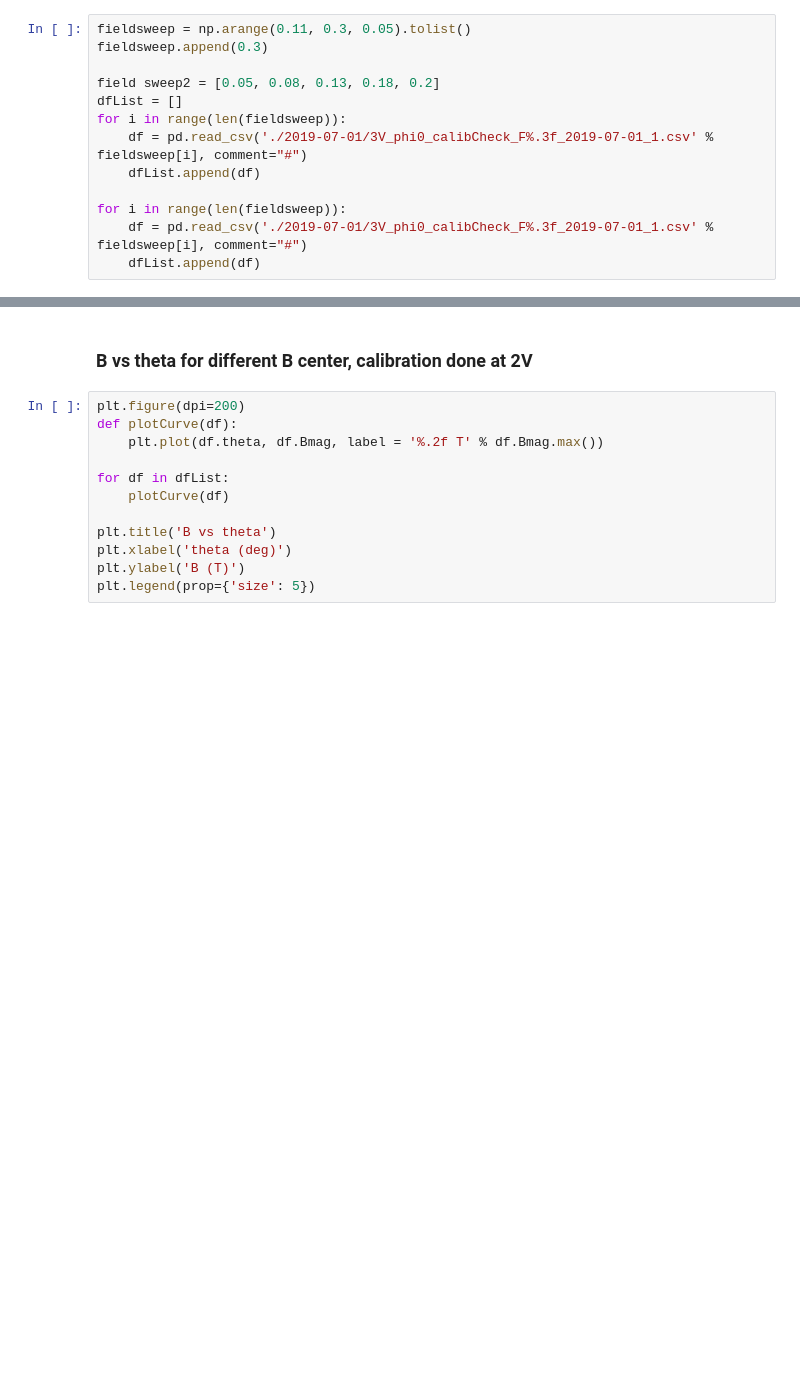
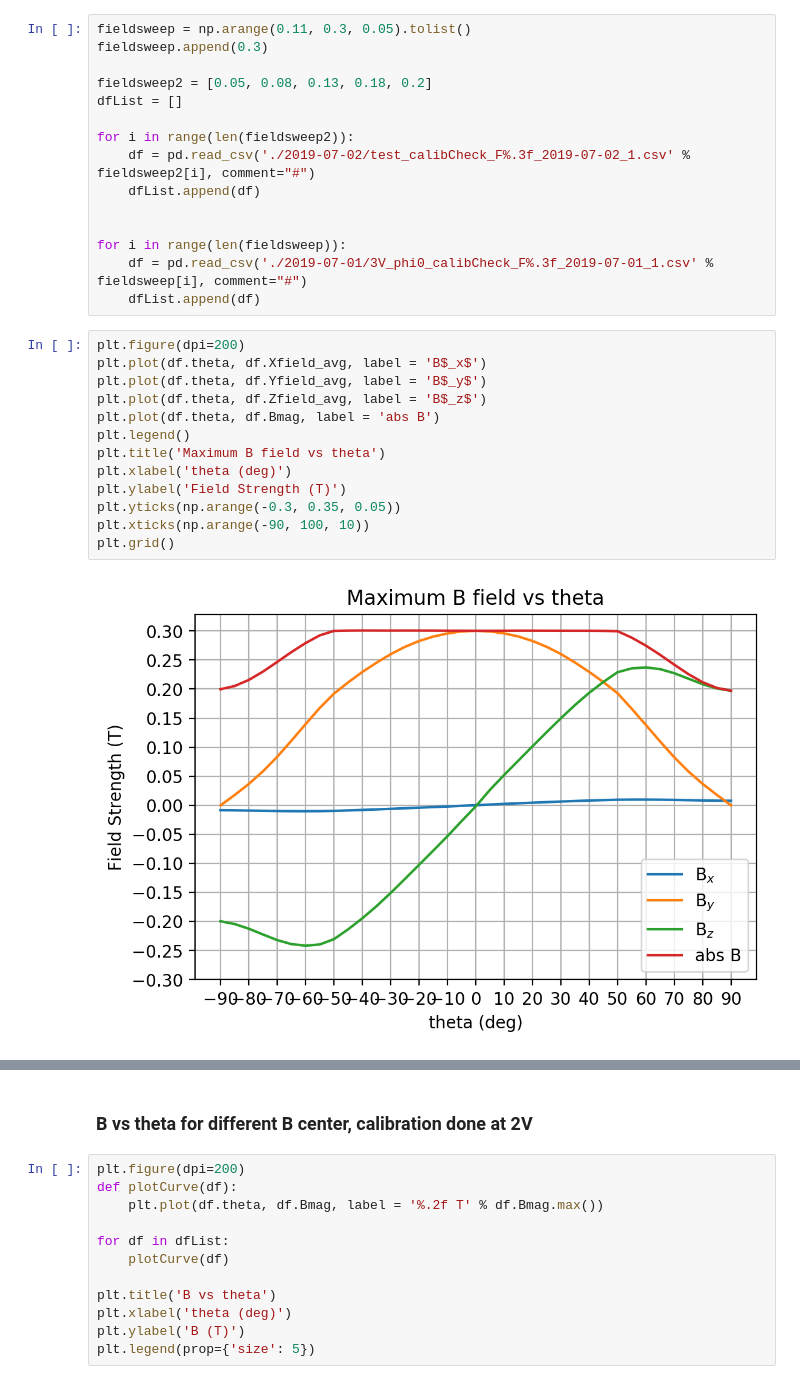
Before and after one commit to jeraldtm/Icarus, a Jupyter notebook: icarus_manual_data.ipynb, the cells around one changed output, grey strips where cells are left out. Drawn from its saved outputs; the diff is of its cells as text; blank space fills up the shorter version.

```diff
--- a/icarus_manual_data.ipynb
+++ b/icarus_manual_data.ipynb
@@ -12,12 +9,29 @@ import hvplot.xarray
 fieldsweep = np.arange(0.11, 0.3, 0.05).tolist()
 fieldsweep.append(0.3)
 
-field sweep2 = [0.05, 0.08, 0.13, 0.18, 0.2]
+fieldsweep2 = [0.05, 0.08, 0.13, 0.18, 0.2]
 dfList = []
-for i in range(len(fieldsweep)):
-    df = pd.read_csv('./2019-07-01/3V_phi0_calibCheck_F%.3f_2019-07-01_1.csv' % fieldsweep[i], comment="#")
+
+for i in range(len(fieldsweep2)):
+    df = pd.read_csv('./2019-07-02/test_calibCheck_F%.3f_2019-07-02_1.csv' % fieldsweep2[i], comment="#")
     dfList.append(df)
+
 
 for i in range(len(fieldsweep)):
     df = pd.read_csv('./2019-07-01/3V_phi0_calibCheck_F%.3f_2019-07-01_1.csv' % fieldsweep[i], comment="#")
     dfList.append(df)
+# %%
+plt.figure(dpi=200)
+plt.plot(df.theta, df.Xfield_avg, label = 'B$_x$')
+plt.plot(df.theta, df.Yfield_avg, label = 'B$_y$')
+plt.plot(df.theta, df.Zfield_avg, label = 'B$_z$')
+plt.plot(df.theta, df.Bmag, label = 'abs B')
+plt.legend()
+plt.title('Maximum B field vs theta')
+plt.xlabel('theta (deg)')
+plt.ylabel('Field Strength (T)')
+plt.yticks(np.arange(-0.3, 0.35, 0.05))
+plt.xticks(np.arange(-90, 100, 10))
+plt.grid()
+# %% [output]
+[figure, added]
```
Also changed, not shown: parts of 9 cells of this notebook.
